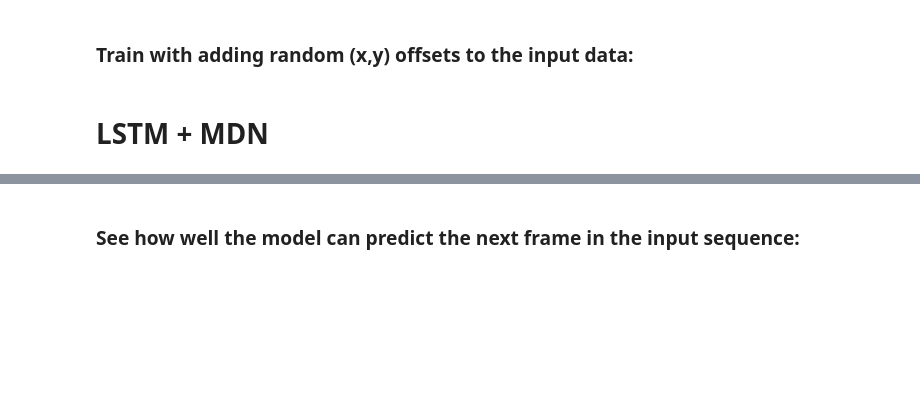
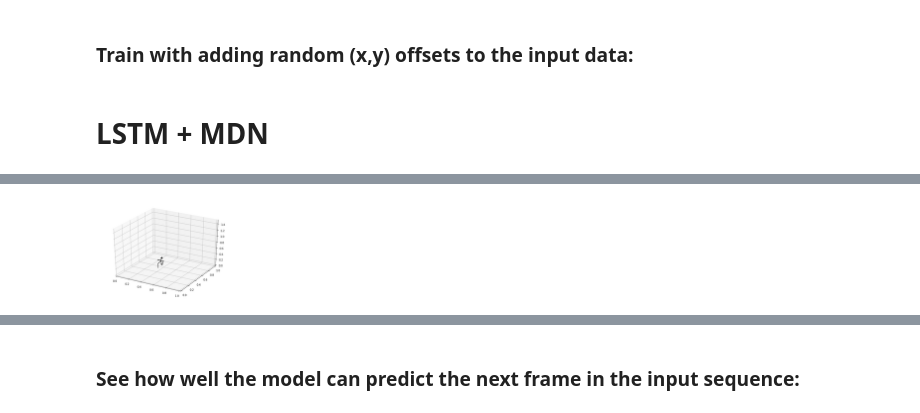
Before and after one commit to mariel-pettee/choreography, a Jupyter notebook: main.ipynb, the cells around one changed output, grey strips where cells are left out. Drawn from its saved outputs; the diff is of its cells as text; code cells hidden in the pictures; blank space fills up the shorter version.

```diff
--- a/main.ipynb
+++ b/main.ipynb
@@ -84,8 +93,10 @@ HTML(animate_ghost(data.selected.X[:,starting_frame:,:], predictions, frames=n_f
 # LSTM + MDN
 # %%
 # plot to show x,y centering
+frame = np.random.randint(0,data.full.X.shape[1]-50)
 X = data.selected.X # 15 joints
 X = X.swapaxes(0, 1)
 X[:,:,0] = X[:,:,0] - np.mean(X[:,:,0], axis=0) + 0.5*np.ones(15)
 X[:,:,1] = X[:,:,1] - np.mean(X[:,:,1], axis=0) + 0.5*np.ones(15)
-HTML(animate(data.selected.X[:,15500:,:], frames=100, edges=data.selected.edges, colors='black'))
+HTML(animate(data.selected.X[:,frame:,:], frames=100, edges=data.selected.edges, colors='black'))
+# %% [output]
@@ -92,3 +104,4 @@ HTML(animate(data.selected.X[:,15500:,:], frames=100, edges=data.selected.edges,
+[figure, added]
 # %%
 X = data.selected.X # 15 joints
 n_verts, n_time, n_dims = X.shape
```
Also changed, not shown: parts of 9 cells of this notebook, 4 other files.
